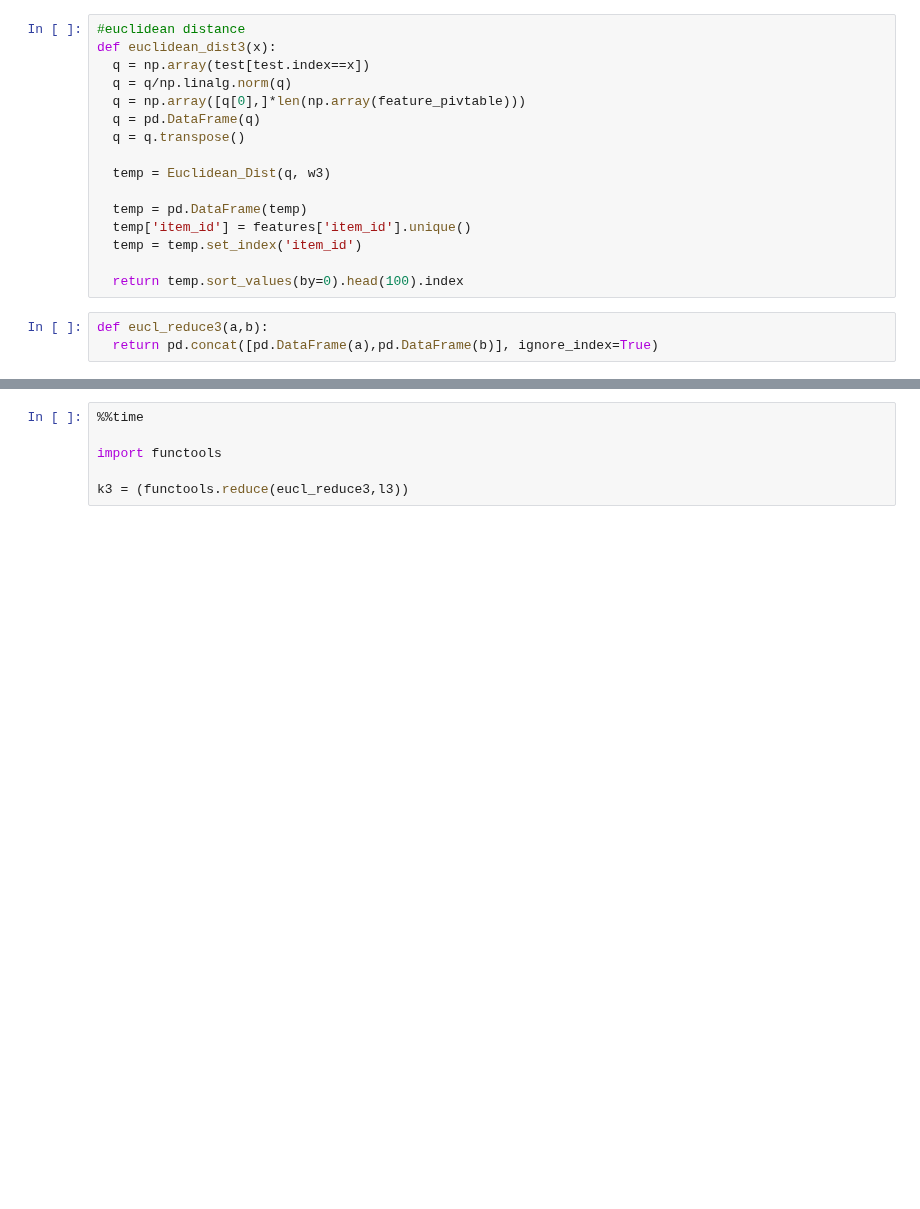
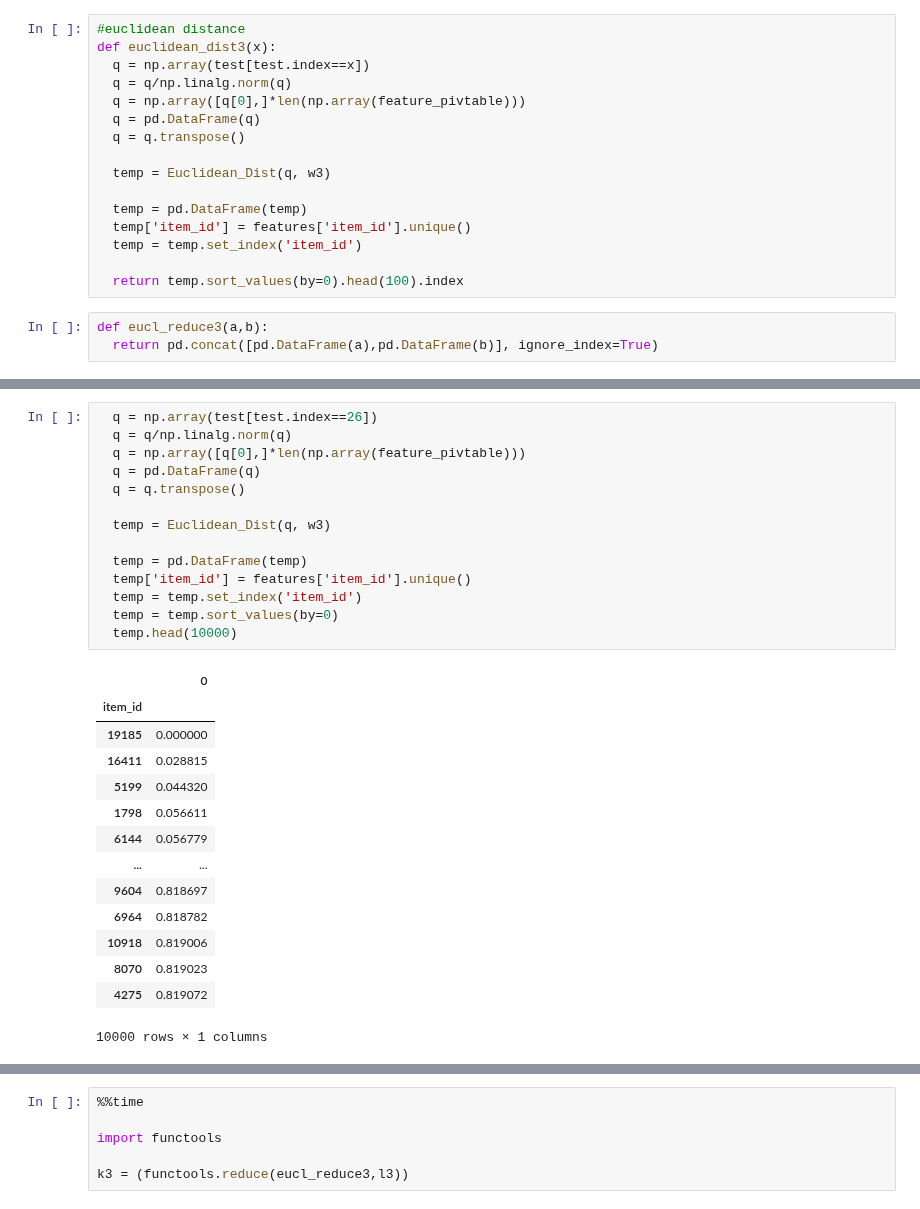
Before and after one commit to Ananassio/Data-Science_lab, a Jupyter notebook: Project/Data.ipynb, the cells around one changed output, grey strips where cells are left out. Drawn from its saved outputs; the diff is of its cells as text; blank space fills up the shorter version.

```diff
--- a/Project/Data.ipynb
+++ b/Project/Data.ipynb
@@ -1512,0 +1528,29 @@ temp.sort_values(by=0)
+# %%
+  q = np.array(test[test.index==26])
+  q = q/np.linalg.norm(q)
+  q = np.array([q[0],]*len(np.array(feature_pivtable)))
+  q = pd.DataFrame(q)
+  q = q.transpose()
+
+  temp = Euclidean_Dist(q, w3)
+
+  temp = pd.DataFrame(temp)
+  temp['item_id'] = features['item_id'].unique()
+  temp = temp.set_index('item_id')
+  temp = temp.sort_values(by=0)
+  temp.head(10000)
+# %% [output]
+|  | 0 |
+| item_id |  |
+| 19185 | 0.000000 |
+| 16411 | 0.028815 |
+| 5199 | 0.044320 |
+| 1798 | 0.056611 |
+| 6144 | 0.056779 |
+| ... | ... |
+| 9604 | 0.818697 |
+| 6964 | 0.818782 |
+| 10918 | 0.819006 |
+| 8070 | 0.819023 |
+| 4275 | 0.819072 |
+10000 rows × 1 columns
```
Also changed, not shown: parts of 10 cells of this notebook.
